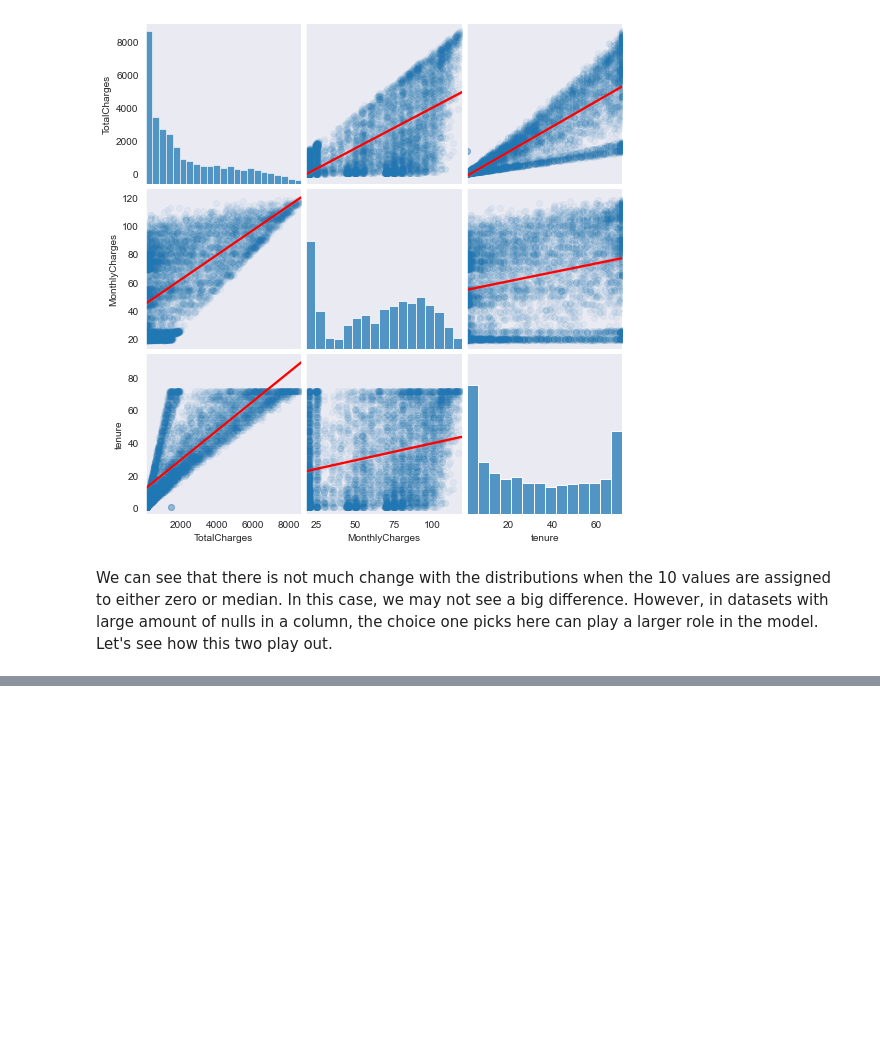
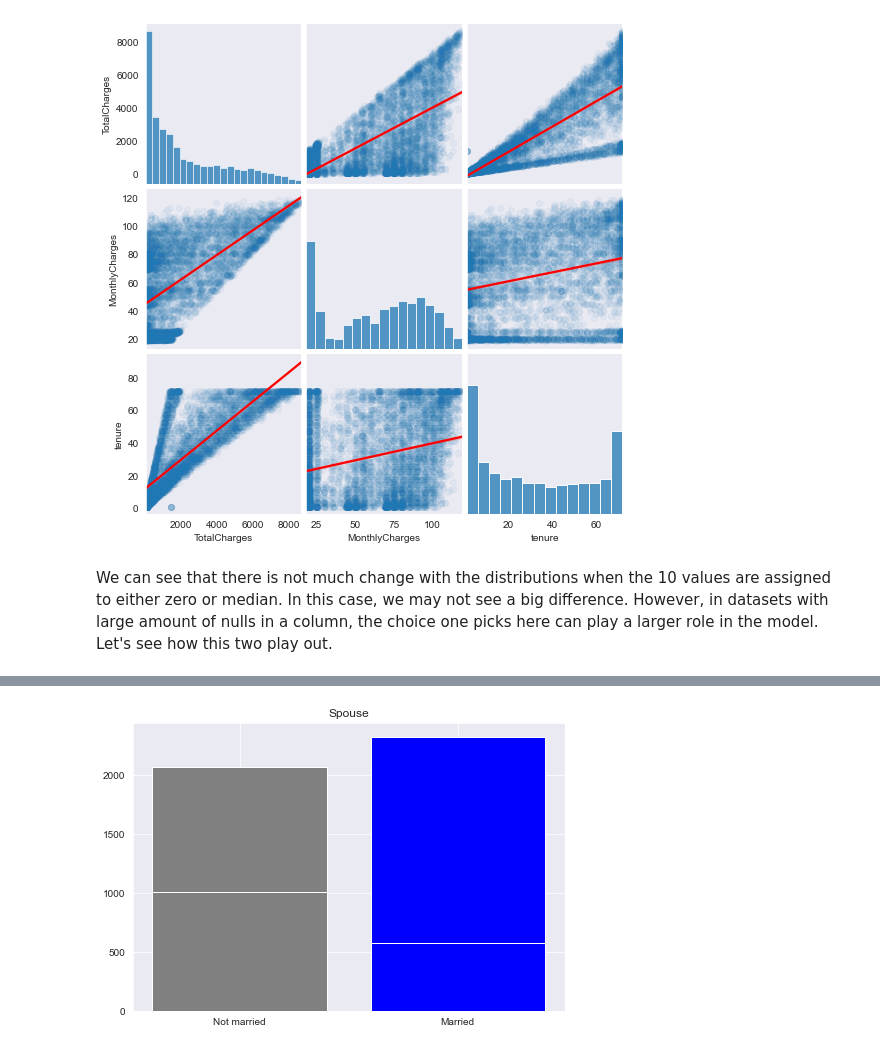
Before and after one commit to dwsmith1983/teleco_churn_kaggle, a Jupyter notebook: Teleco_Churn_Kaggle.ipynb, the cells around one changed output, grey strips where cells are left out. Saved outputs shown, nothing was run; the diff lists cells and outputs as text; code cells hidden in the pictures; blank space fills up the shorter version.

```diff
--- a/Teleco_Churn_Kaggle.ipynb
+++ b/Teleco_Churn_Kaggle.ipynb
@@ -382,0 +390,7 @@ We can see that there is not much change with the distributions when the 10 valu
+# %%
+final_df = df_med_med.copy(deep=True)
+# %%
+spouse = final_df.groupby(['Partner', 'Churn']).agg({'Churn': 'count'}).rename(columns={'Churn': 'count'}).reset_index()
+spouse.iloc[[0,1], 0] = 'Not married'
+spouse.iloc[[2,3], 0] = 'Married'
+spouse
@@ -382,0 +403,10 @@ We can see that there is not much change with the distributions when the 10 valu
+# %%
+fig = plt.figure()
+ax = fig.add_axes([0,0,1,1])
+ax.bar(spouse[spouse.Partner == "Not married"]["Partner"], spouse[spouse.Partner == "Not married"]["count"], color="grey")
+ax.bar(spouse[spouse.Partner == "Married"]["Partner"], spouse[spouse.Partner == "Married"]["count"], color="b")
+plt.title("Spouse")
+ax.grid()
+plt.show()
+# %% [output]
+[figure, added]
```
Also changed, not shown: parts of 13 cells of this notebook.
